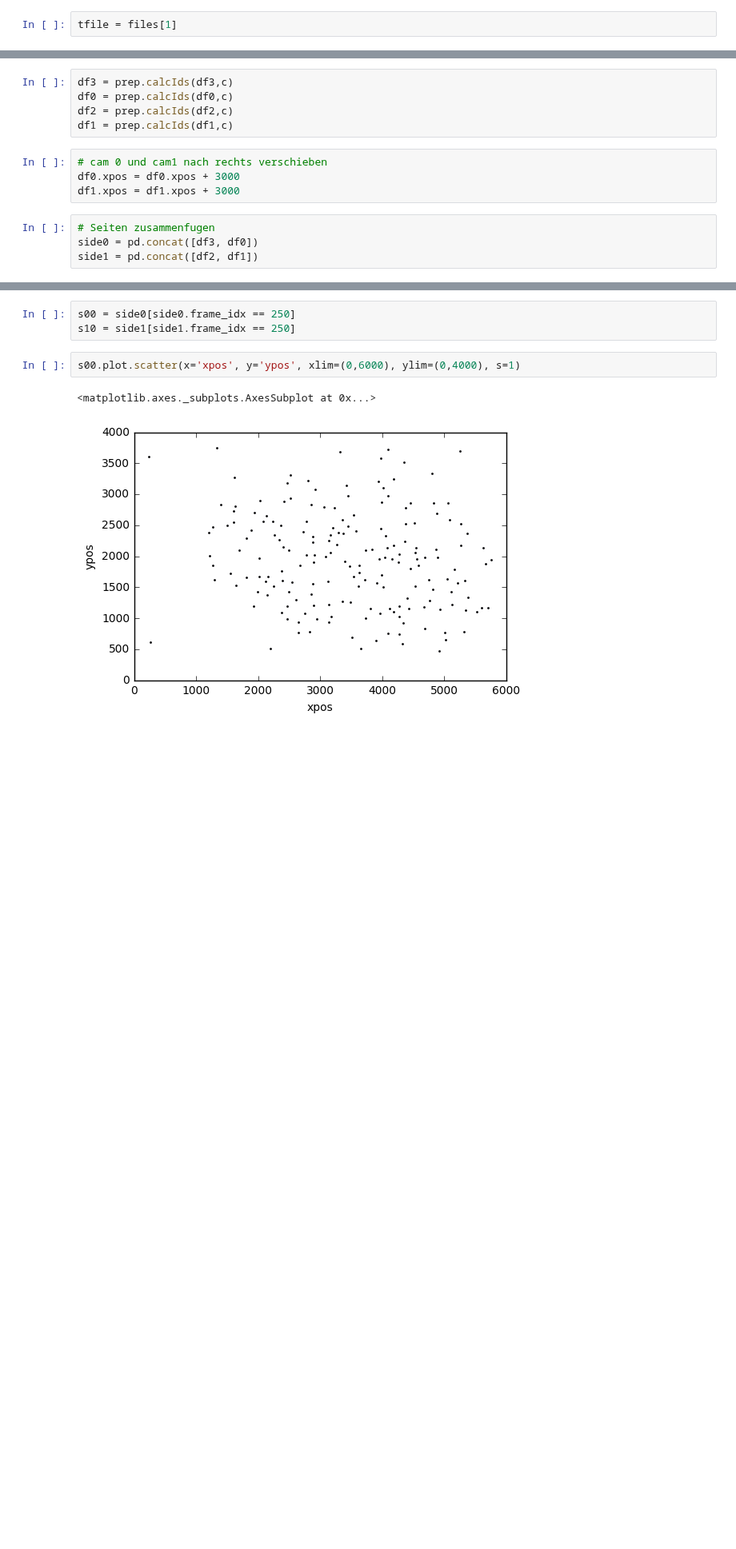
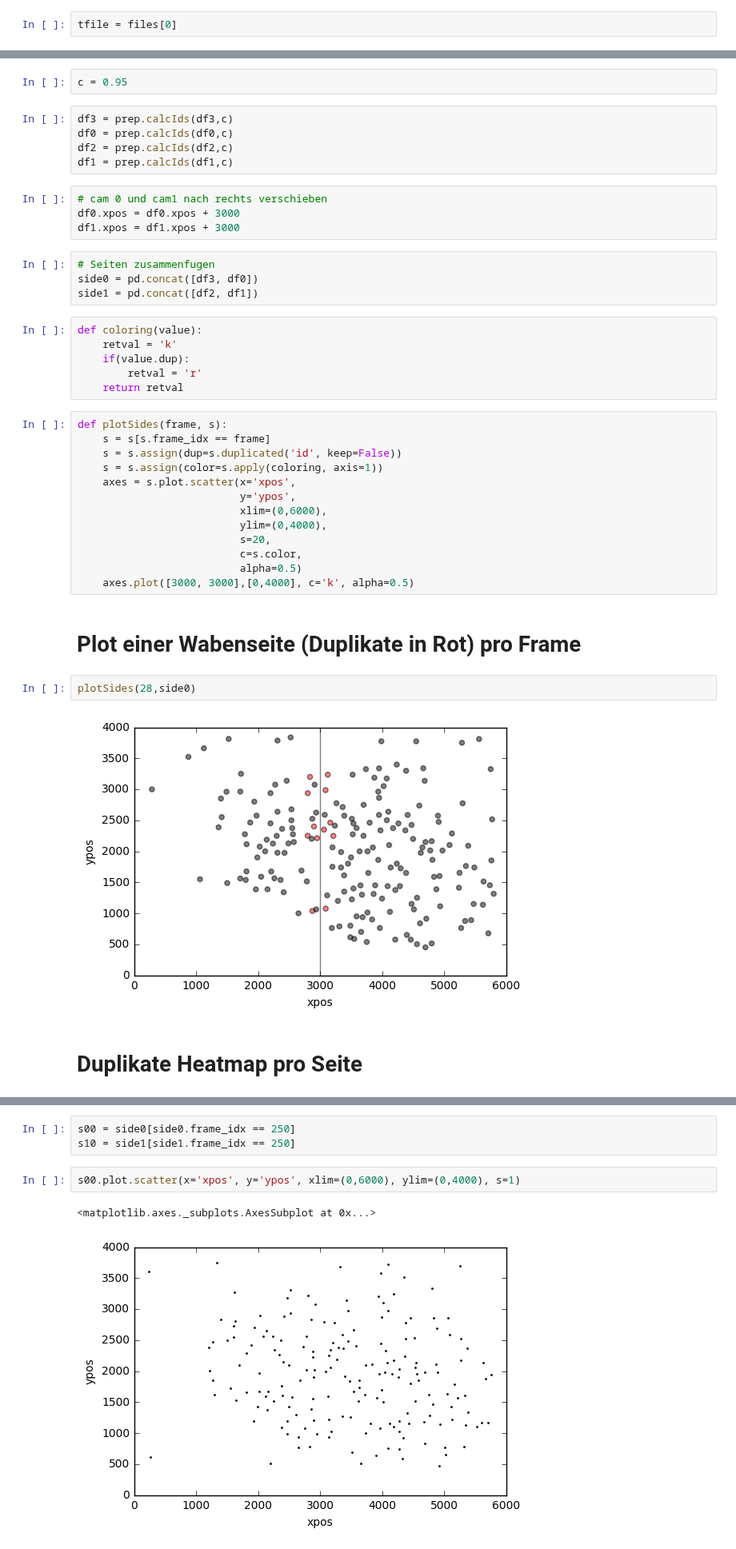
Before and after one commit to aschle/bees-sna, a Jupyter notebook: bib/Stitching.ipynb, the cells around one changed output, grey strips where cells are left out. Shown at 80% size. Drawn from its saved outputs; the diff is of its cells as text; blank space fills up the shorter version.

Commit message:
Plots fuer den ueberlappungsbereich

```diff
--- a/bib/Stitching.ipynb
+++ b/bib/Stitching.ipynb
@@ -12,7 +14,7 @@ path = "../00_Data/testset_2015_20m/2015082215/"
 # %%
 files = hlp.get_files(path)
 # %%
-tfile = files[1]
+tfile = files[0]
 # %%
 tfile
 # %% [output]
@@ -28,6 +28,8 @@ df3 = prep.get_dataframe2(load_frame_container(tfile[0]))
 df0 = prep.get_dataframe2(load_frame_container(tfile[1]))
 df2 = prep.get_dataframe2(load_frame_container(tfile[2]))
 df1 = prep.get_dataframe2(load_frame_container(tfile[3]))
+# %%
+c = 0.95
 # %%
 df3 = prep.calcIds(df3,c)
 df0 = prep.calcIds(df0,c)
@@ -41,3 +43,30 @@ df1.xpos = df1.xpos + 3000
 # Seiten zusammenfugen
 side0 = pd.concat([df3, df0])
 side1 = pd.concat([df2, df1])
+# %%
+def coloring(value):
+    retval = 'k'
+    if(value.dup):
+        retval = 'r'
+    return retval
+# %%
+def plotSides(frame, s):
+    s = s[s.frame_idx == frame]
+    s = s.assign(dup=s.duplicated('id', keep=False))
+    s = s.assign(color=s.apply(coloring, axis=1))
+    axes = s.plot.scatter(x='xpos',
+                          y='ypos',
+                          xlim=(0,6000),
+                          ylim=(0,4000),
+                          s=20,
+                          c=s.color,
+                          alpha=0.5)
+    axes.plot([3000, 3000],[0,4000], c='k', alpha=0.5)
+# %% [markdown]
+# Plot einer Wabenseite (Duplikate in Rot) pro Frame
+# %%
+plotSides(28,side0)
+# %% [output]
+[figure, added]
+# %% [markdown]
+# Duplikate Heatmap pro Seite
```
Also changed, not shown: parts of 30 cells of this notebook.
